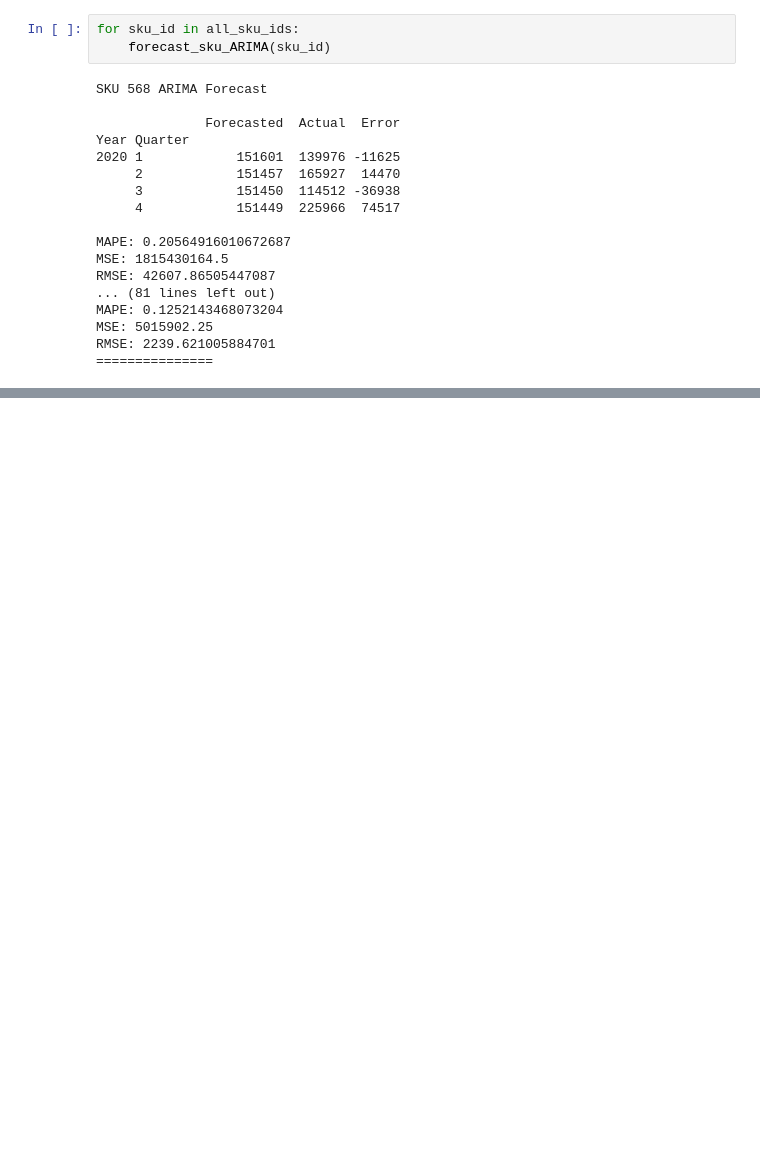
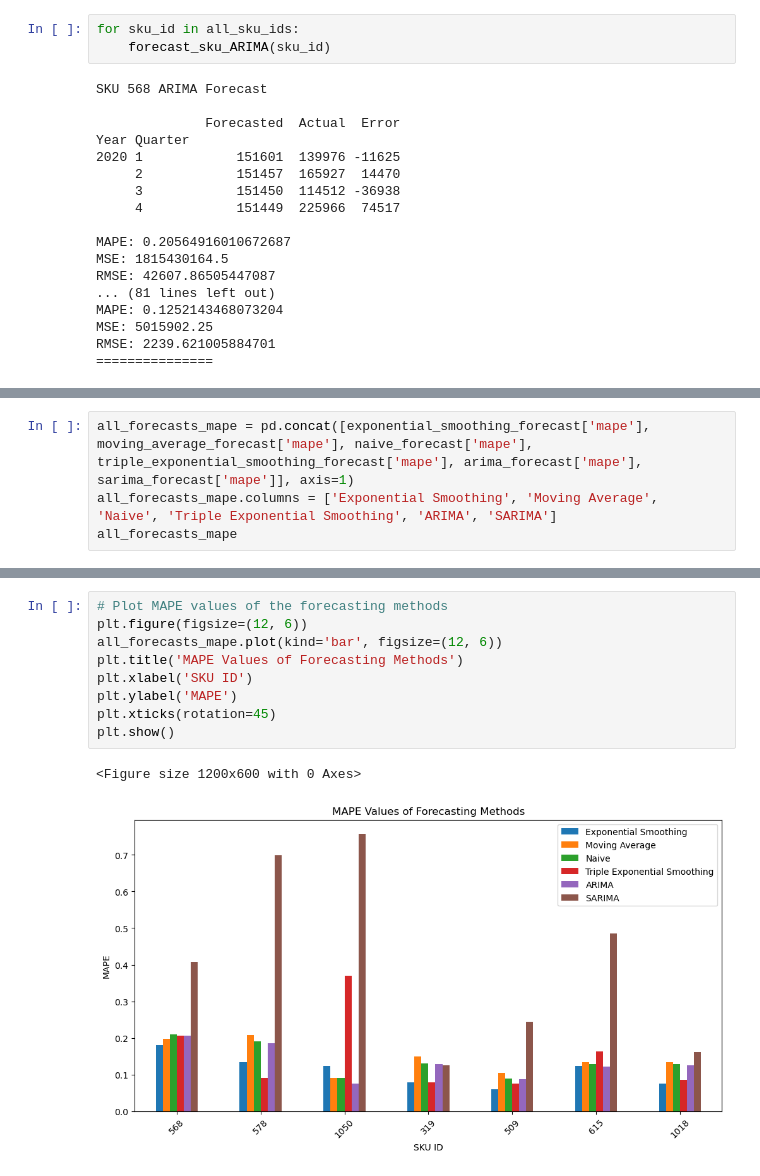
Before and after one commit to senaoz/MIS-492, a Jupyter notebook: models.ipynb, the cells around one changed output, grey strips where cells are left out. Saved outputs shown, nothing was run; the diff lists cells and outputs as text; blank space fills up the shorter version.

```diff
--- a/models.ipynb
+++ b/models.ipynb
@@ -702,0 +817,4 @@ sarima_forecast
+# %%
+all_forecasts_mape = pd.concat([exponential_smoothing_forecast['mape'], moving_average_forecast['mape'], naive_forecast['mape'], triple_exponential_smoothing_forecast['mape'], arima_forecast['mape'], sarima_forecast['mape']], axis=1)
+all_forecasts_mape.columns = ['Exponential Smoothing', 'Moving Average', 'Naive', 'Triple Exponential Smoothing', 'ARIMA', 'SARIMA']
+all_forecasts_mape
@@ -702,0 +831,12 @@ sarima_forecast
+# %%
+# Plot MAPE values of the forecasting methods
+plt.figure(figsize=(12, 6))
+all_forecasts_mape.plot(kind='bar', figsize=(12, 6))
+plt.title('MAPE Values of Forecasting Methods')
+plt.xlabel('SKU ID')
+plt.ylabel('MAPE')
+plt.xticks(rotation=45)
+plt.show()
+# %% [output]
+<Figure size 1200x600 with 0 Axes>
+[figure, added]
```
Also changed, not shown: parts of 27 cells of this notebook.
